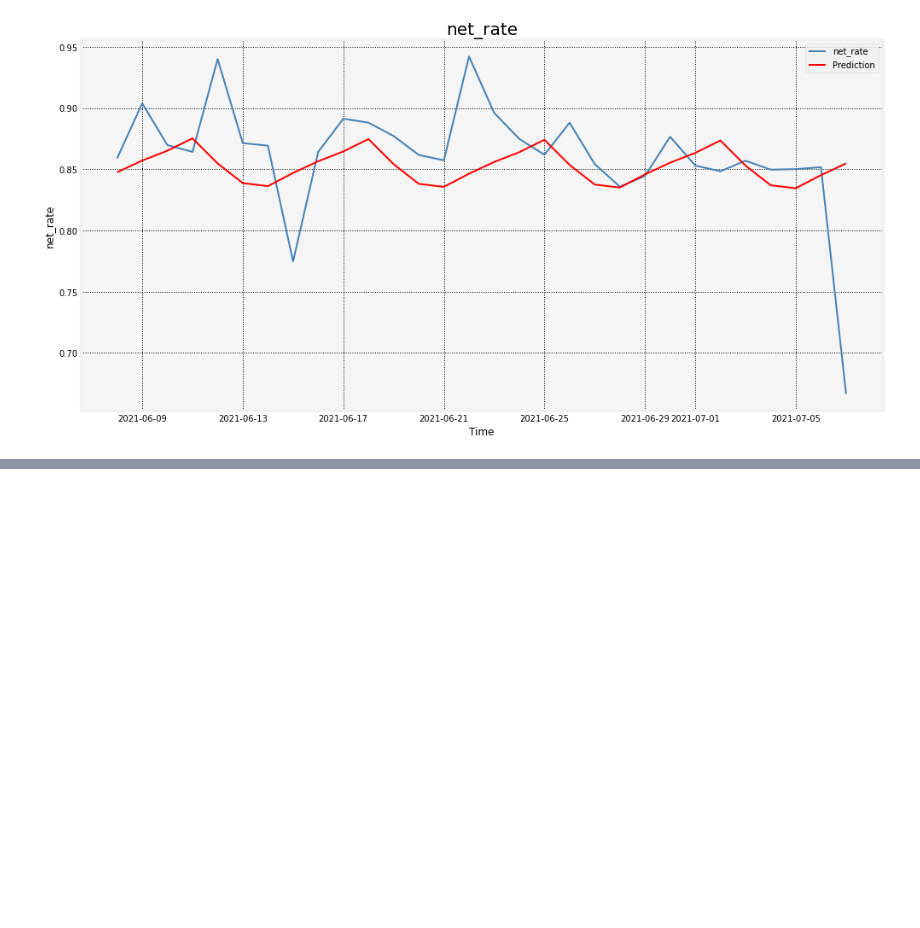
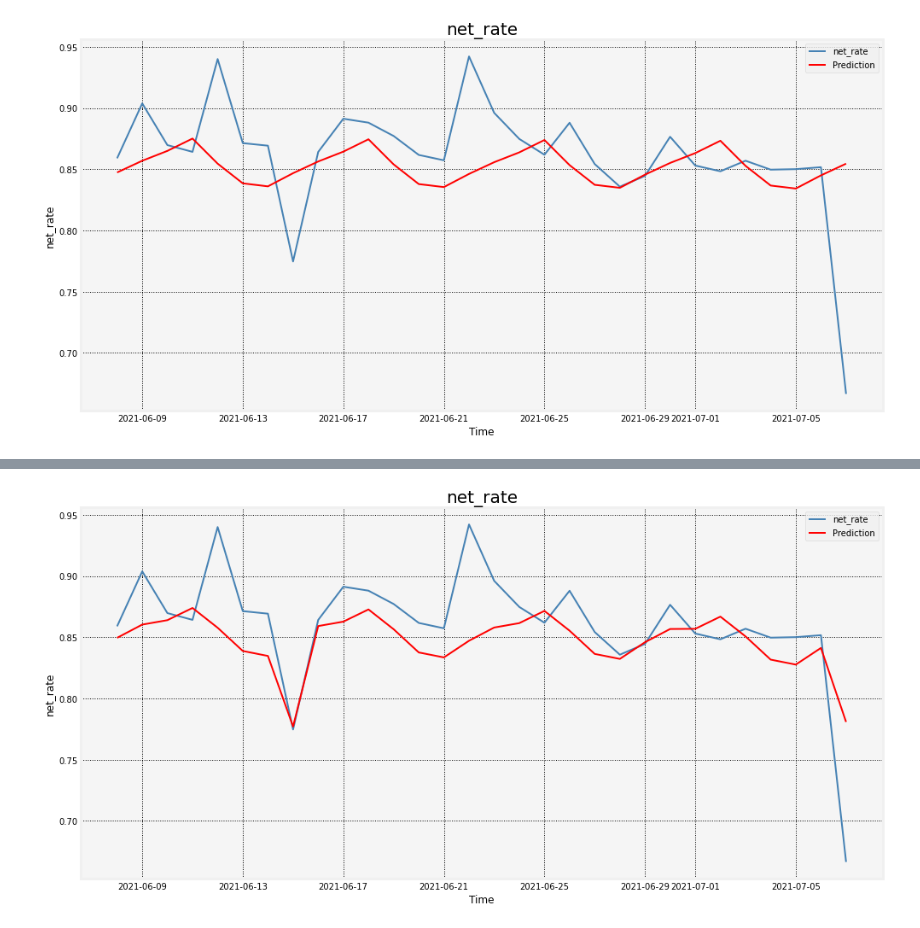
Before and after one commit to basshopee/net_rate, a Jupyter notebook: net_rate_regression.ipynb, the cells around one changed output, grey strips where cells are left out. Cells and saved outputs as stored; diff of their text form; code cells hidden in the pictures; blank space fills up the shorter version.

```diff
--- a/net_rate_regression.ipynb
+++ b/net_rate_regression.ipynb
@@ -214,0 +329,6 @@ eng.tail()
+# %%
+forecast = multi_forecast[['ds','yhat']][-30:].reset_index(drop=True)
+forecast.rename(columns={'yhat':'forecast'}, inplace=True)
+forecast['actual'] = val['net_rate']
+forecast.set_index('ds',inplace=True)
+forecast.tail()
@@ -214,0 +375,21 @@ eng.tail()
+# %%
+# Plot Data
+plt.style.use('fivethirtyeight')
+%matplotlib inline
+
+plt.rcParams['axes.unicode_minus']=False
+plt.rcParams['figure.figsize'] = (15.0, 8) # set the size of figure
+plt.subplot(facecolor = "whitesmoke") # set the background color
+plt.plot(forecast['actual'],label = 'net_rate',color="steelblue", linestyle="-", linewidth=2.0) # plot with set the line width,shape and color
+plt.plot(forecast['forecast'], label = 'Prediction', color="Red", linewidth=2.0)
+plt.legend()
+
+plt.xlabel("Time")
+plt.ylabel("net_rate")
+plt.title("net_rate", fontsize = 20)
+plt.grid(color="k", linestyle=":") # set grid and line shape
+
+# plt.savefig('Daily cases.png')
+plt.show()
+# %% [output]
+[figure, added]
```
Also changed, not shown: parts of 24 cells of this notebook.
